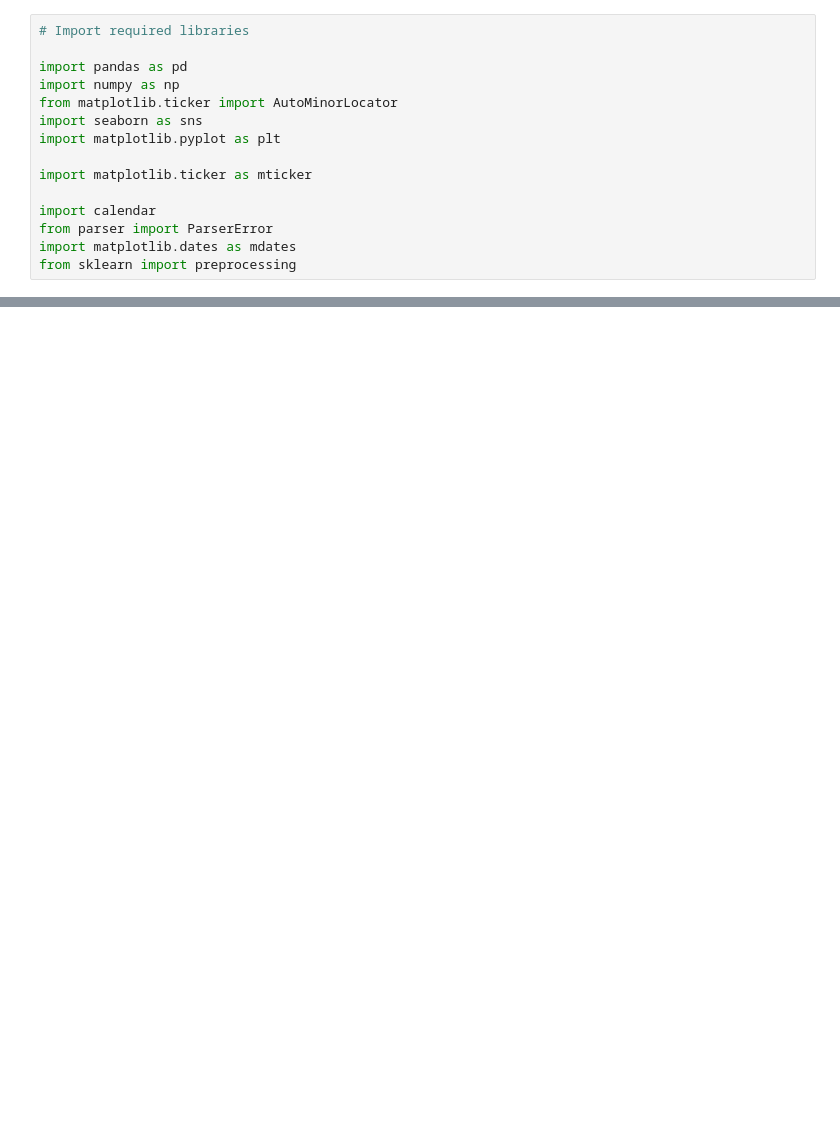
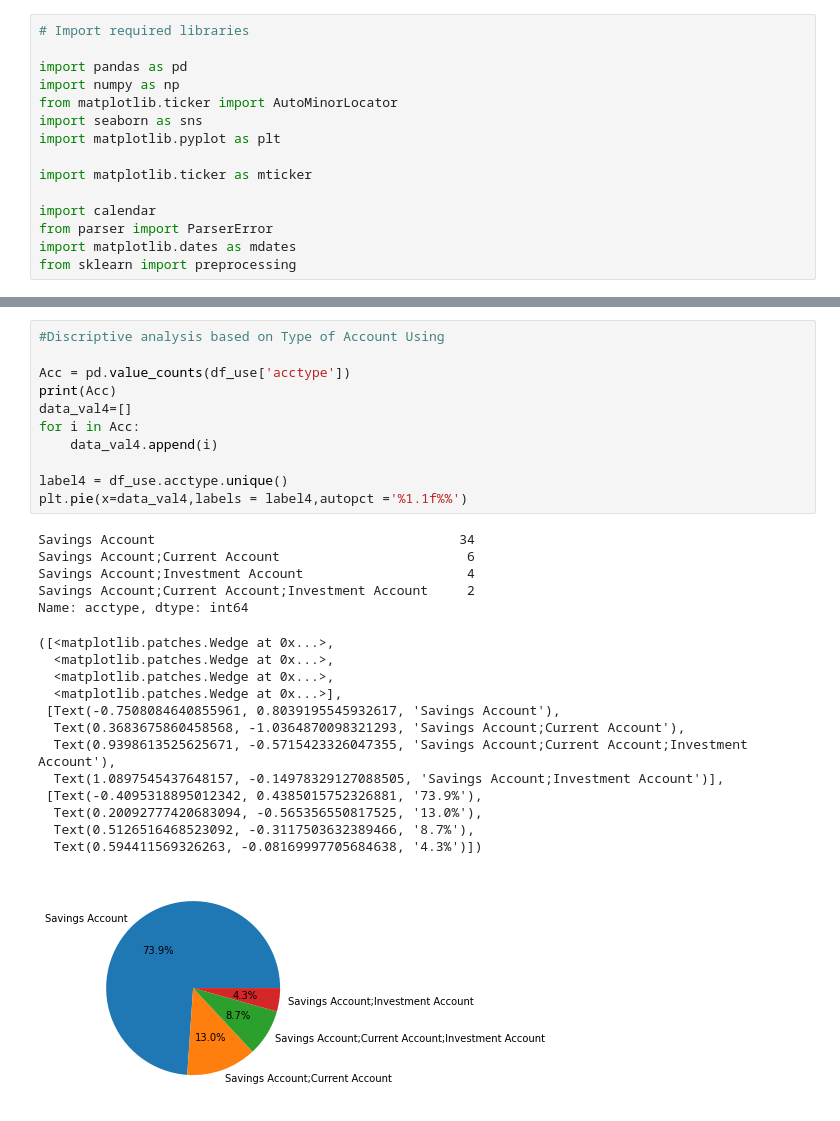
Before and after one commit to Chanidul/SI-Project, a Jupyter notebook: SICode.ipynb, the cells around one changed output, grey strips where cells are left out. Drawn from its saved outputs; the diff is of its cells as text; blank space fills up the shorter version.

```diff
--- a/SICode.ipynb
+++ b/SICode.ipynb
@@ -66,0 +141,30 @@ memory usage: 6.2+ KB
+# %%
+#Discriptive analysis based on Type of Account Using
+
+Acc = pd.value_counts(df_use['acctype'])
+print(Acc)
+data_val4=[]
+for i in Acc:
+    data_val4.append(i)
+
+label4 = df_use.acctype.unique()
+plt.pie(x=data_val4,labels = label4,autopct ='%1.1f%%')
+# %% [output]
+Savings Account                                       34
+Savings Account;Current Account                        6
+Savings Account;Investment Account                     4
+Savings Account;Current Account;Investment Account     2
+Name: acctype, dtype: int64
+([<matplotlib.patches.Wedge at 0x...>,
+  <matplotlib.patches.Wedge at 0x...>,
+  <matplotlib.patches.Wedge at 0x...>,
+  <matplotlib.patches.Wedge at 0x...>],
+ [Text(-0.7508084640855961, 0.8039195545932617, 'Savings Account'),
+  Text(0.3683675860458568, -1.0364870098321293, 'Savings Account;Current Account'),
+  Text(0.9398613525625671, -0.5715423326047355, 'Savings Account;Current Account;Investment Account'),
+  Text(1.0897545437648157, -0.14978329127088505, 'Savings Account;Investment Account')],
+ [Text(-0.4095318895012342, 0.4385015752326881, '73.9%'),
+  Text(0.20092777420683094, -0.565356550817525, '13.0%'),
+  Text(0.5126516468523092, -0.3117503632389466, '8.7%'),
+  Text(0.594411569326263, -0.08169997705684638, '4.3%')])
+[figure, added]
```
Also changed, not shown: parts of 15 cells of this notebook, 4 other files.
